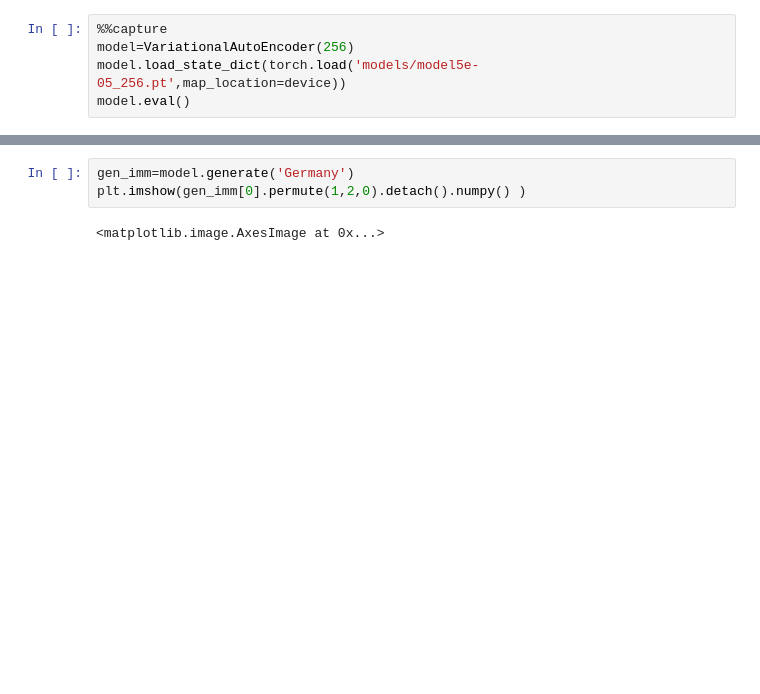
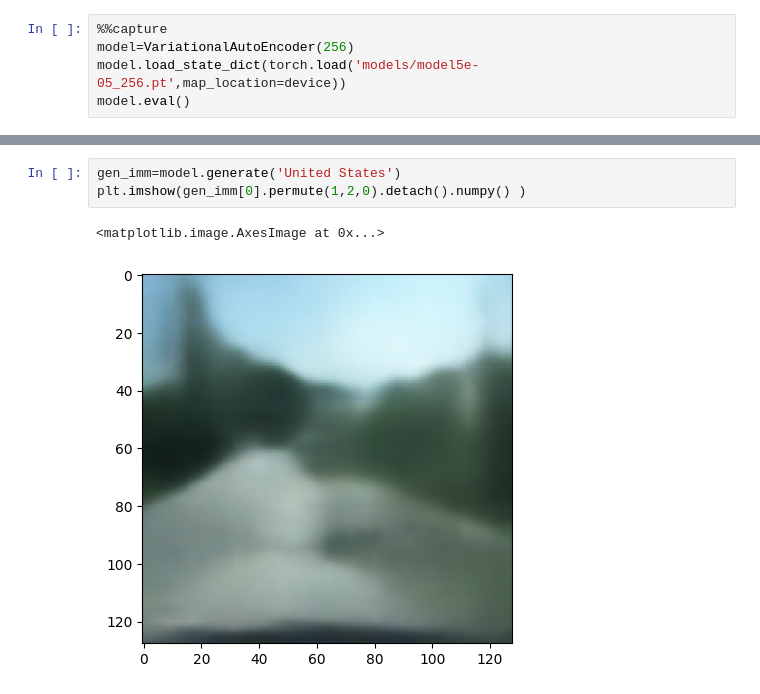
Before and after one commit to AlessandroCesaTs/Street_View_Generator, a Jupyter notebook: check_generation.ipynb, the cells around one changed output, grey strips where cells are left out. Drawn from its saved outputs; the diff is of its cells as text; blank space fills up the shorter version.

```diff
--- a/check_generation.ipynb
+++ b/check_generation.ipynb
@@ -41,5 +37,6 @@ plt.imshow(gen_imm[0].permute(1,2,0).detach().numpy() )
 # %%
-gen_imm=model.generate('Germany')
+gen_imm=model.generate('United States')
 plt.imshow(gen_imm[0].permute(1,2,0).detach().numpy() )
 # %% [output]
 <matplotlib.image.AxesImage at 0x...>
+[figure, added]
```
Also changed, not shown: parts of 4 cells of this notebook, 7 other files.
